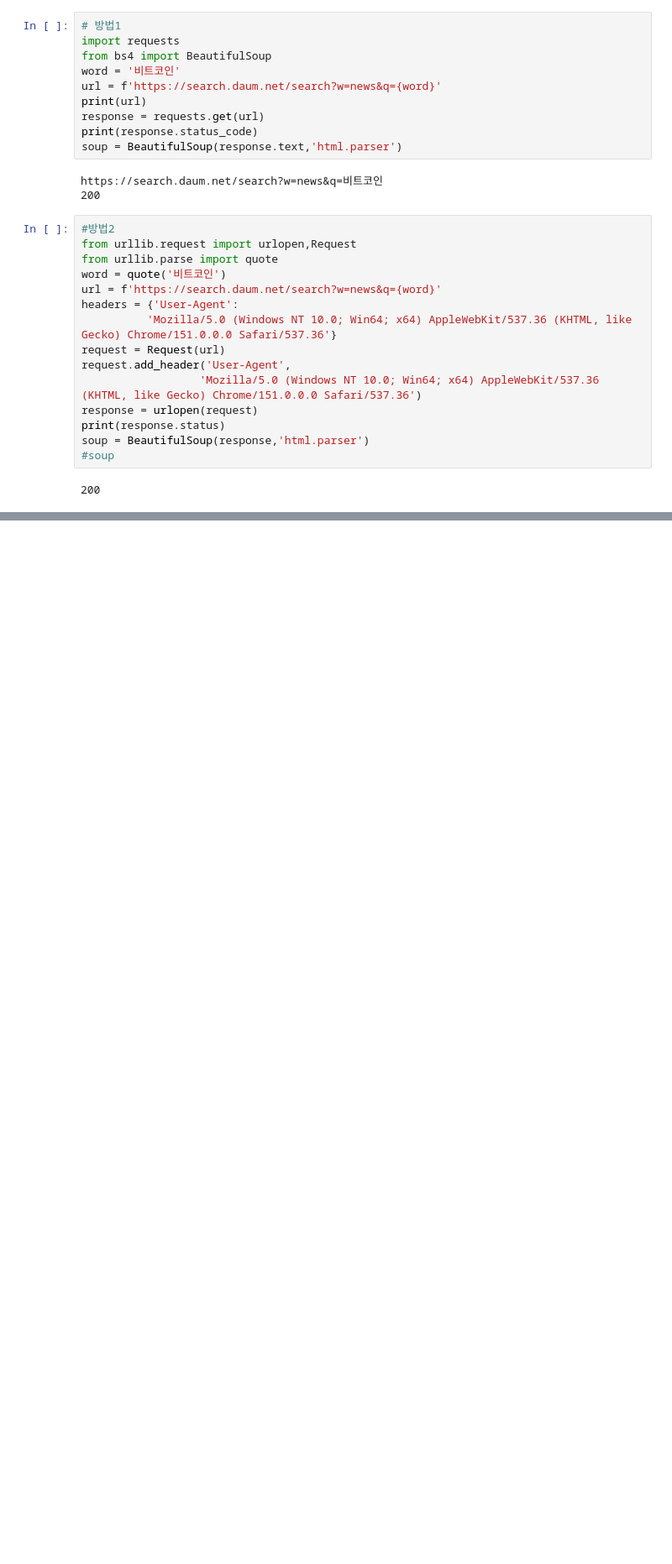
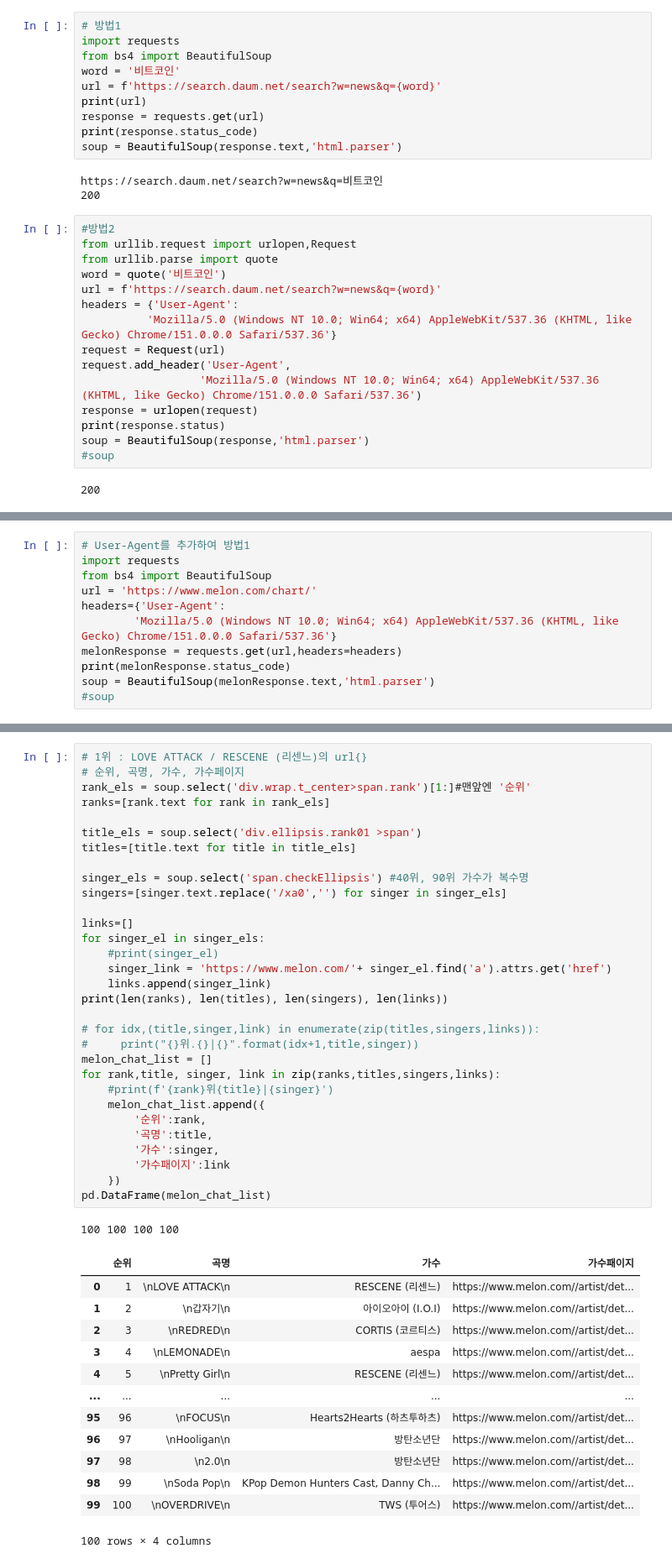
Before and after one commit to zardness/Sang, a Jupyter notebook: source/01_python/ch14_웹데이터수집1_정적_공공api.ipynb, the cells around one changed output, grey strips where cells are left out. Shown at 84% size. Saved outputs shown, nothing was run; the diff lists cells and outputs as text; blank space fills up the shorter version.

```diff
--- a/source/01_python/ch14_웹데이터수집1_정적_공공api.ipynb
+++ b/source/01_python/ch14_웹데이터수집1_정적_공공api.ipynb
@@ -499,0 +574,11 @@ AttributeError: 'Request' object has no attribute 'get'
+# %%
+# User-Agent를 추가하여 방법1
+import requests
+from bs4 import BeautifulSoup
+url = 'https://www.melon.com/chart/'
+headers={'User-Agent':
+        'Mozilla/5.0 (Windows NT 10.0; Win64; x64) AppleWebKit/537.36 (KHTML, like Gecko) Chrome/151.0.0.0 Safari/537.36'}
+melonResponse = requests.get(url,headers=headers)
+print(melonResponse.status_code)
+soup = BeautifulSoup(melonResponse.text,'html.parser')
+#soup
@@ -499,0 +587,46 @@ AttributeError: 'Request' object has no attribute 'get'
+# %%
+# 1위 : LOVE ATTACK / RESCENE (리센느)의 url{}
+# 순위, 곡명, 가수, 가수페이지
+rank_els = soup.select('div.wrap.t_center>span.rank')[1:]#맨앞엔 '순위'
+ranks=[rank.text for rank in rank_els]
+
+title_els = soup.select('div.ellipsis.rank01 >span')
+titles=[title.text for title in title_els]
+
+singer_els = soup.select('span.checkEllipsis') #40위, 90위 가수가 복수명
+singers=[singer.text.replace('/xa0','') for singer in singer_els]
+
+links=[]
+for singer_el in singer_els:
+    #print(singer_el)
+    singer_link = 'https://www.melon.com/'+ singer_el.find('a').attrs.get('href')
+    links.append(singer_link)
+print(len(ranks), len(titles), len(singers), len(links))
+
+# for idx,(title,singer,link) in enumerate(zip(titles,singers,links)):
+#     print("{}위.{}|{}".format(idx+1,title,singer))
+melon_chat_list = []
+for rank,title, singer, link in zip(ranks,titles,singers,links):
+    #print(f'{rank}위{title}|{singer}')
+    melon_chat_list.append({
+        '순위':rank,
+        '곡명':title,
+        '가수':singer,
+        '가수패이지':link
+    })
+pd.DataFrame(melon_chat_list)
+# %% [output]
+100 100 100 100
+|  | 순위 | 곡명 | 가수 | 가수패이지 |
+| 0 | 1 | \nLOVE ATTACK\n | RESCENE (리센느) | https://www.melon.com//artist/det... |
+| 1 | 2 | \n갑자기\n | 아이오아이 (I.O.I) | https://www.melon.com//artist/det... |
+| 2 | 3 | \nREDRED\n | CORTIS (코르티스) | https://www.melon.com//artist/det... |
+| 3 | 4 | \nLEMONADE\n | aespa | https://www.melon.com//artist/det... |
+| 4 | 5 | \nPretty Girl\n | RESCENE (리센느) | https://www.melon.com//artist/det... |
+| ... | ... | ... | ... | ... |
+| 95 | 96 | \nFOCUS\n | Hearts2Hearts (하츠투하츠) | https://www.melon.com//artist/det... |
+| 96 | 97 | \nHooligan\n | 방탄소년단 | https://www.melon.com//artist/det... |
+| 97 | 98 | \n2.0\n | 방탄소년단 | https://www.melon.com//artist/det... |
+| 98 | 99 | \nSoda Pop\n | KPop Demon Hunters Cast, Danny Ch... | https://www.melon.com//artist/det... |
+| 99 | 100 | \nOVERDRIVE\n | TWS (투어스) | https://www.melon.com//artist/det... |
+100 rows × 4 columns
```
Also changed, not shown: parts of 75 cells of this notebook, 8 other files.
